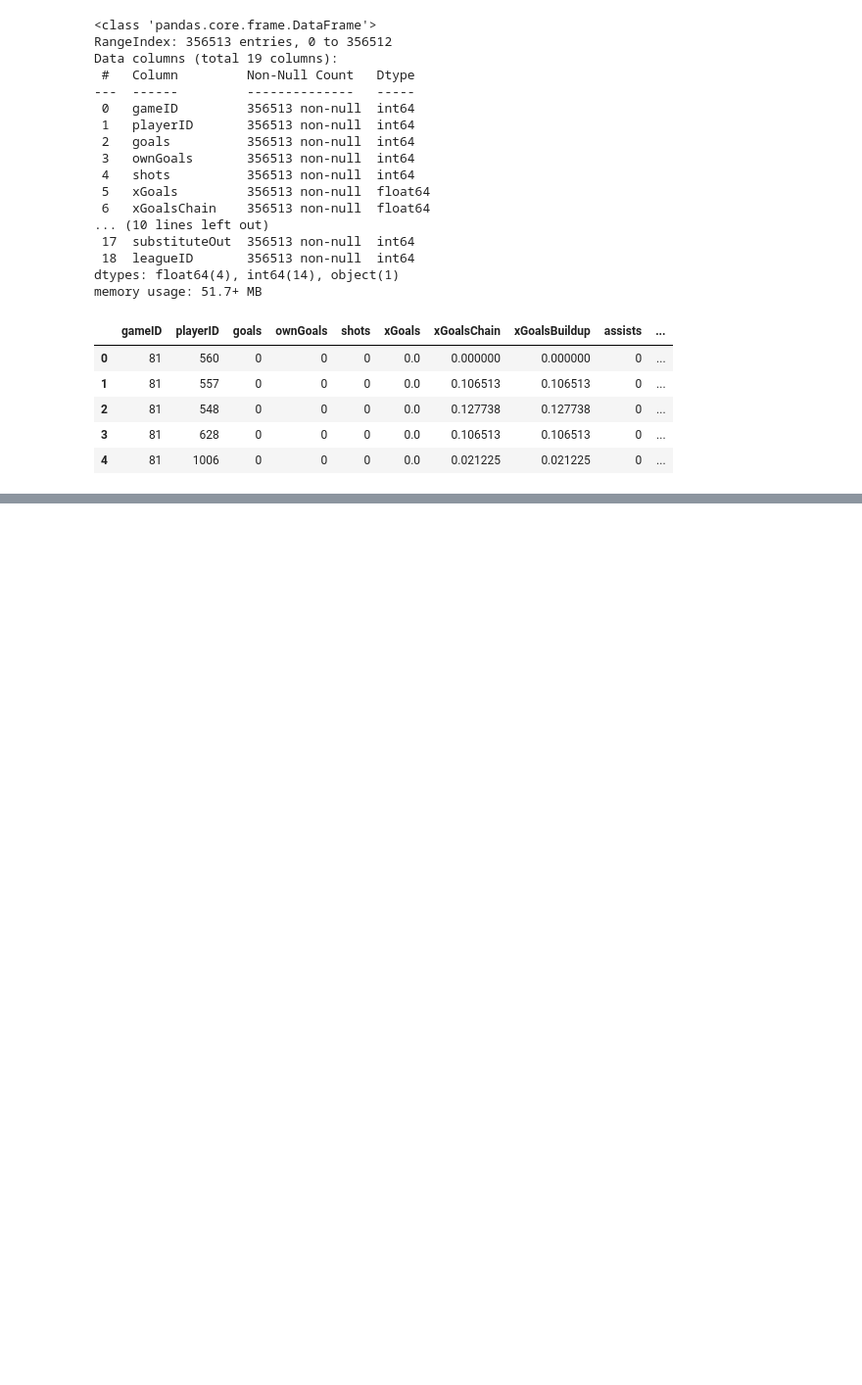
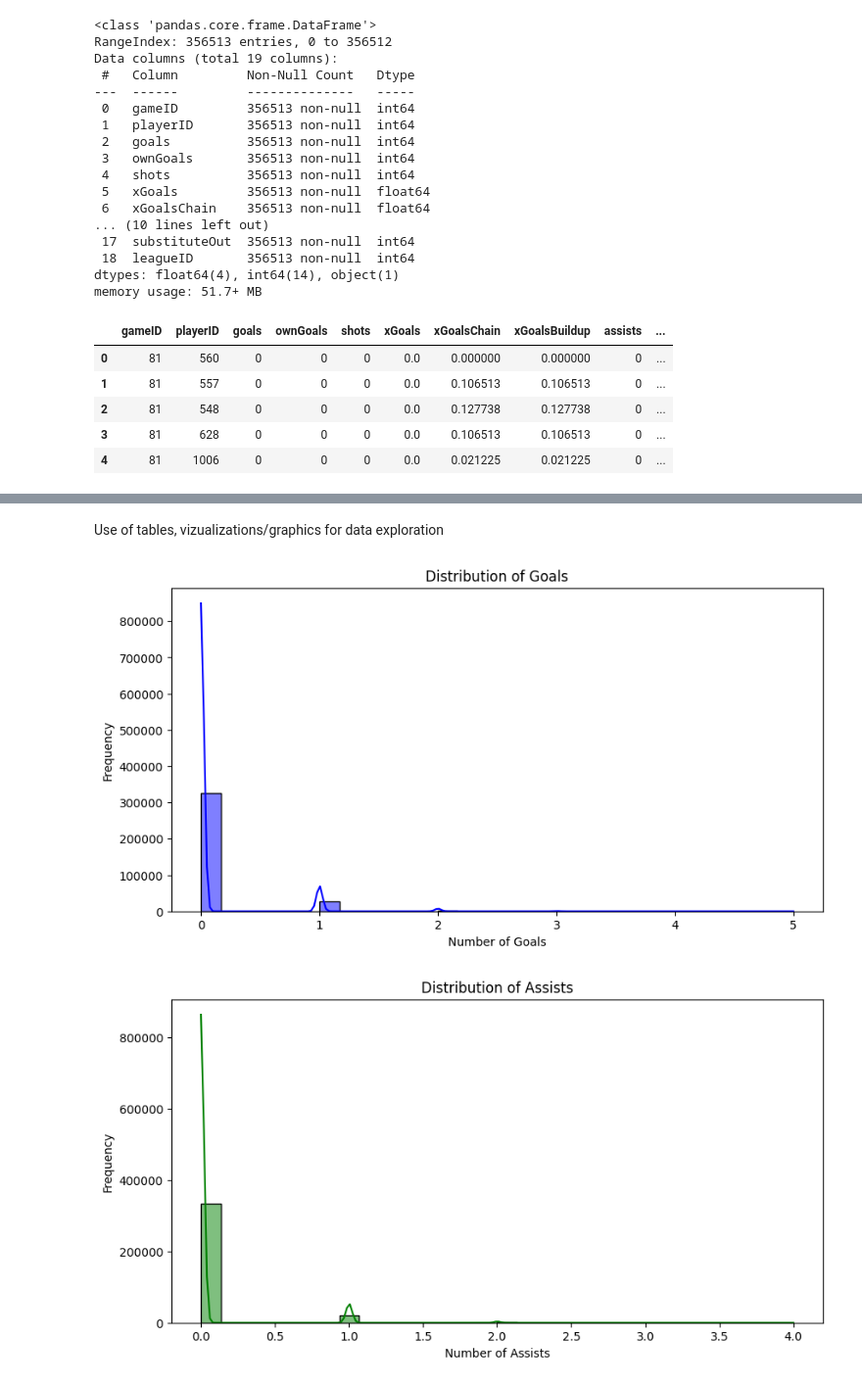
Before and after one commit to hariis-00/group_work, a Jupyter notebook: Data.ipynb, the cells around one changed output, grey strips where cells are left out. Shown at 98% size. Drawn from its saved outputs; the diff is of its cells as text; code cells hidden in the pictures; blank space fills up the shorter version.

```diff
--- a/Data.ipynb
+++ b/Data.ipynb
@@ -147,8 +105,0 @@ average_goals_per_position
-# %%
-# Berechnung von neuen Merkmalen
-for index, row in data.iterrows():
-    data.at[index, 'MinutesPerGoal'] = row['time'] / (row['goals'] + 1e-6)
-    data.at[index, 'MinutesPerAssist'] = row['time'] / (row['assists'] + 1e-6)
-
-# Überprüfen der neuen Merkmale
-data[['time', 'goals', 'MinutesPerGoal', 'assists', 'MinutesPerAssist']].head()
@@ -274,0 +197,15 @@ plt.show()
+# %%
+# Define a function that categorizes players based on their performance
+def categorize_player(row):
+    if row['goals'] > 2:
+        return 'Top Scorer'
+    elif row['assists'] > 1:
+        return 'Top Assistant'
+    elif row['yellowCard'] > 1:
+        return 'Aggressive Player'
+    else:
+        return 'Average Player'
+
+# Anwenden der bedingten Anweisung auf jede Zeile des DataFrames
+data_from_mongo['PlayerCategory'] = data_from_mongo.apply(categorize_player, axis=1)
+print(data_from_mongo[['goals', 'assists', 'yellowCard', 'PlayerCategory']].head())
@@ -274,0 +268,24 @@ plt.show()
+# %% [markdown]
+Use of tables, vizualizations/graphics for data exploration
+# %%
+import matplotlib.pyplot as plt
+import seaborn as sns
+
+# Histogramm der Tore
+plt.figure(figsize=(10, 5))
+sns.histplot(data_from_mongo['goals'], bins=30, kde=True, color='blue')
+plt.title('Distribution of Goals')
+plt.xlabel('Number of Goals')
+plt.ylabel('Frequency')
+plt.show()
+
+# Histogramm der Assists
+plt.figure(figsize=(10, 5))
+sns.histplot(data_from_mongo['assists'], bins=30, kde=True, color='green')
+plt.title('Distribution of Assists')
+plt.xlabel('Number of Assists')
+plt.ylabel('Frequency')
+plt.show()
+# %% [output]
+[figure, added]
+[figure, added]
```
Also changed, not shown: parts of 26 cells of this notebook, 10 other files.
